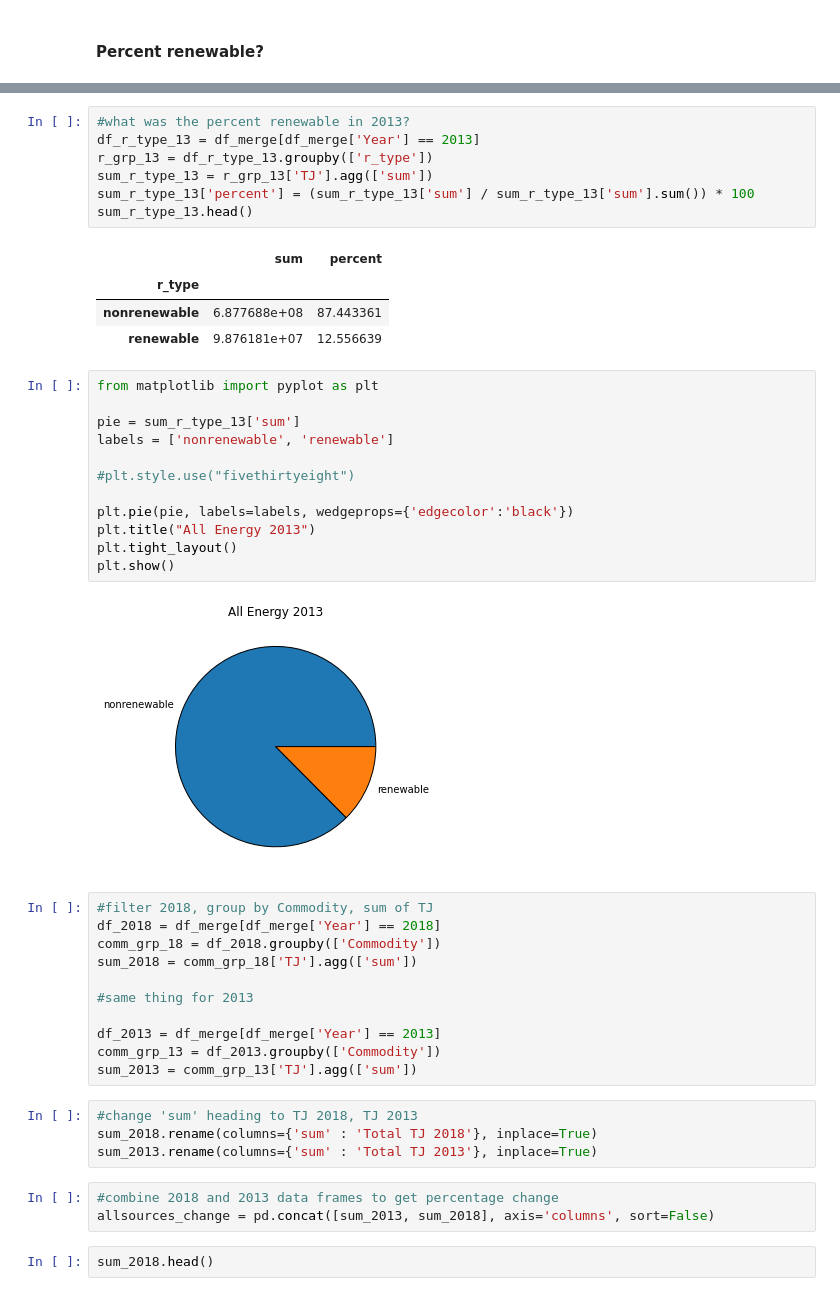
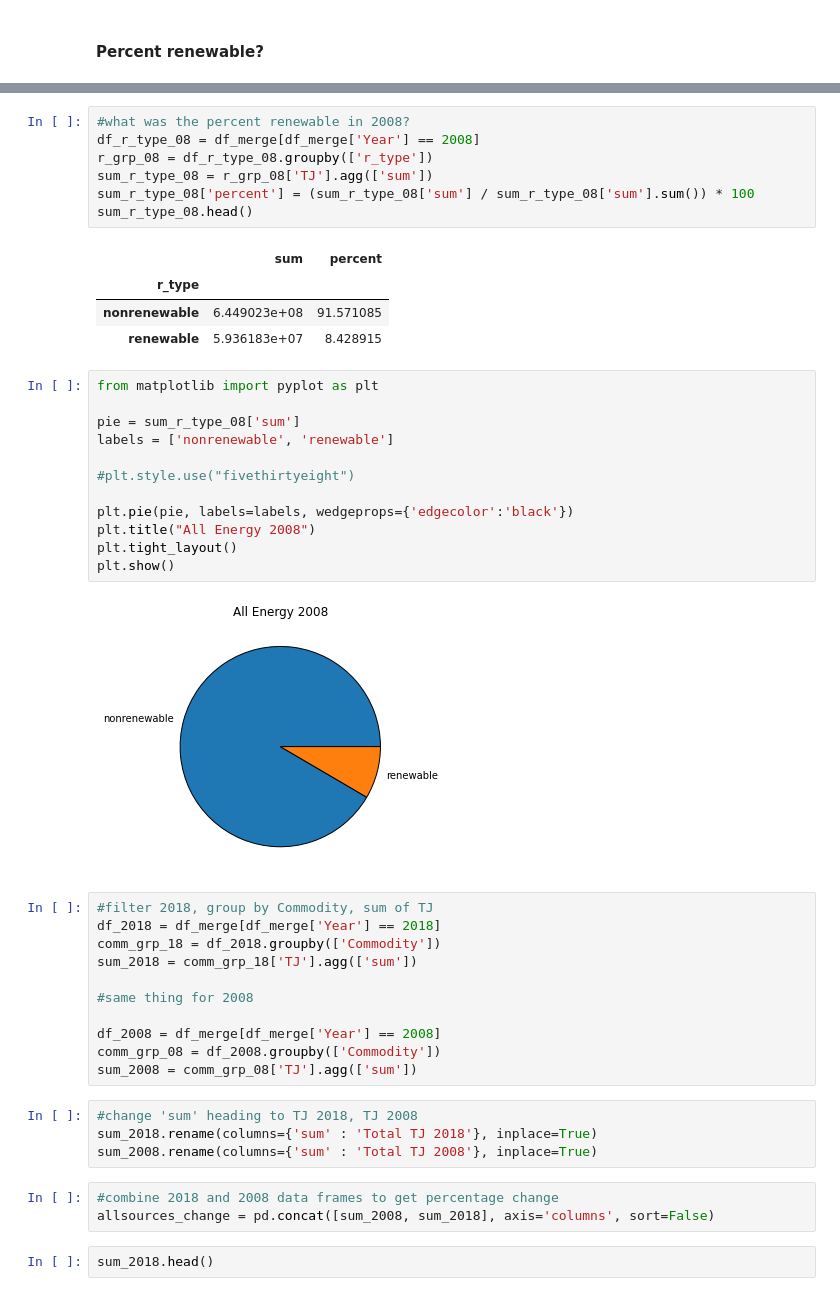
Before and after one commit to rachelmellinthurston/renewable_energy_sources, a Jupyter notebook: all_energy_sources.ipynb, the cells around one changed output, grey strips where cells are left out. Saved outputs shown, nothing was run; the diff lists cells and outputs as text.

```diff
--- a/all_energy_sources.ipynb
+++ b/all_energy_sources.ipynb
@@ -151,47 +149,47 @@ plt.show()
 # %%
-#what was the percent renewable in 2013?
-df_r_type_13 = df_merge[df_merge['Year'] == 2013]
-r_grp_13 = df_r_type_13.groupby(['r_type'])
-sum_r_type_13 = r_grp_13['TJ'].agg(['sum'])
-sum_r_type_13['percent'] = (sum_r_type_13['sum'] / sum_r_type_13['sum'].sum()) * 100
-sum_r_type_13.head()
+#what was the percent renewable in 2008?
+df_r_type_08 = df_merge[df_merge['Year'] == 2008]
+r_grp_08 = df_r_type_08.groupby(['r_type'])
+sum_r_type_08 = r_grp_08['TJ'].agg(['sum'])
+sum_r_type_08['percent'] = (sum_r_type_08['sum'] / sum_r_type_08['sum'].sum()) * 100
+sum_r_type_08.head()
 # %% [output]
 |  | sum | percent |
 | r_type |  |  |
-| nonrenewable | 6.877688e+08 | 87.443361 |
-| renewable | 9.876181e+07 | 12.556639 |
+| nonrenewable | 6.449023e+08 | 91.571085 |
+| renewable | 5.936183e+07 | 8.428915 |
 # %%
 from matplotlib import pyplot as plt
 
-pie = sum_r_type_13['sum']
+pie = sum_r_type_08['sum']
 labels = ['nonrenewable', 'renewable']
 
 #plt.style.use("fivethirtyeight")
 
 plt.pie(pie, labels=labels, wedgeprops={'edgecolor':'black'})
-plt.title("All Energy 2013")
+plt.title("All Energy 2008")
 plt.tight_layout()
 plt.show()
 # %% [output]
-[figure, old version]
+[figure, new version]
 # %%
 #filter 2018, group by Commodity, sum of TJ
 df_2018 = df_merge[df_merge['Year'] == 2018]
 comm_grp_18 = df_2018.groupby(['Commodity'])
 sum_2018 = comm_grp_18['TJ'].agg(['sum'])
 
-#same thing for 2013
+#same thing for 2008
 
-df_2013 = df_merge[df_merge['Year'] == 2013]
-comm_grp_13 = df_2013.groupby(['Commodity'])
-sum_2013 = comm_grp_13['TJ'].agg(['sum'])
+df_2008 = df_merge[df_merge['Year'] == 2008]
+comm_grp_08 = df_2008.groupby(['Commodity'])
+sum_2008 = comm_grp_08['TJ'].agg(['sum'])
 # %%
-#change 'sum' heading to TJ 2018, TJ 2013
+#change 'sum' heading to TJ 2018, TJ 2008
 sum_2018.rename(columns={'sum' : 'Total TJ 2018'}, inplace=True)
-sum_2013.rename(columns={'sum' : 'Total TJ 2013'}, inplace=True)
+sum_2008.rename(columns={'sum' : 'Total TJ 2008'}, inplace=True)
 # %%
-#combine 2018 and 2013 data frames to get percentage change
-allsources_change = pd.concat([sum_2013, sum_2018], axis='columns', sort=False)
+#combine 2018 and 2008 data frames to get percentage change
+allsources_change = pd.concat([sum_2008, sum_2018], axis='columns', sort=False)
 # %%
 sum_2018.head()
 # %% [output]
```
Also changed, not shown: parts of 11 cells of this notebook, 1 other file.
